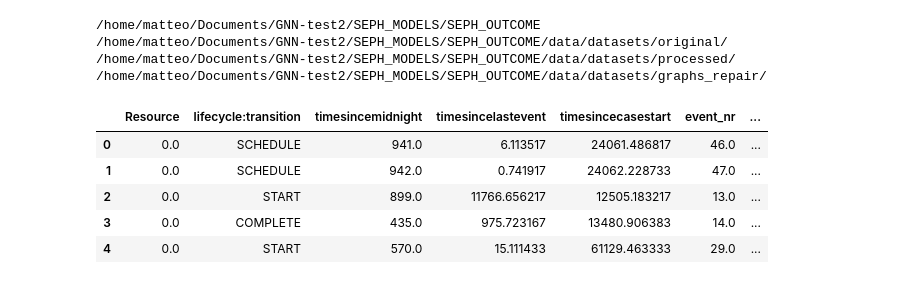
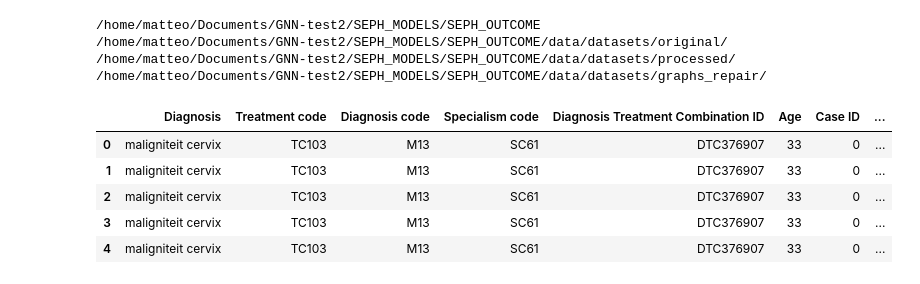
Before and after one commit to sebdisdv/SEPH_outcome, a Jupyter notebook: SEPH_OUTCOME/data/process_dataset.ipynb, the cells around one changed output. Cells and saved outputs as stored; diff of their text form; code cells hidden in the pictures.

```diff
--- a/SEPH_OUTCOME/data/process_dataset.ipynb
+++ b/SEPH_OUTCOME/data/process_dataset.ipynb
@@ -22,15 +22,15 @@ dataset = "BPI12_DECLINED_COMPLETE" # Select dataset to process
 # %%
-if dataset == "BPI12_DECLINED_COMPLETE":
-    raw_data = pd.read_csv(f"datasets/original/{dataset}.csv")
-else:
-    raw_data = pd.read_csv(f"datasets/original/{dataset}.csv", sep=";")
+#if dataset == "BPI12_DECLINED_COMPLETE":
+#    raw_data = pd.read_csv(f"datasets/original/{dataset}.csv")
+#else:
+raw_data = pd.read_csv(f"datasets/original/{dataset}.csv", sep=";")
 
 raw_data.head()
 # %% [output]
-|  | Resource | lifecycle:transition | timesincemidnight | timesincelastevent | timesincecasestart | event_nr | ... |
-| 0 | 0.0 | SCHEDULE | 941.0 | 6.113517 | 24061.486817 | 46.0 | ... |
-| 1 | 0.0 | SCHEDULE | 942.0 | 0.741917 | 24062.228733 | 47.0 | ... |
-| 2 | 0.0 | START | 899.0 | 11766.656217 | 12505.183217 | 13.0 | ... |
-| 3 | 0.0 | COMPLETE | 435.0 | 975.723167 | 13480.906383 | 14.0 | ... |
-| 4 | 0.0 | START | 570.0 | 15.111433 | 61129.463333 | 29.0 | ... |
+|  | Diagnosis | Treatment code | Diagnosis code | Specialism code | Diagnosis Treatment Combination ID | Age | Case ID | ... |
+| 0 | maligniteit cervix | TC103 | M13 | SC61 | DTC376907 | 33 | 0 | ... |
+| 1 | maligniteit cervix | TC103 | M13 | SC61 | DTC376907 | 33 | 0 | ... |
+| 2 | maligniteit cervix | TC103 | M13 | SC61 | DTC376907 | 33 | 0 | ... |
+| 3 | maligniteit cervix | TC103 | M13 | SC61 | DTC376907 | 33 | 0 | ... |
+| 4 | maligniteit cervix | TC103 | M13 | SC61 | DTC376907 | 33 | 0 | ... |
 # %%
```
Also changed, not shown: parts of 4 cells of this notebook, 55 other files.
